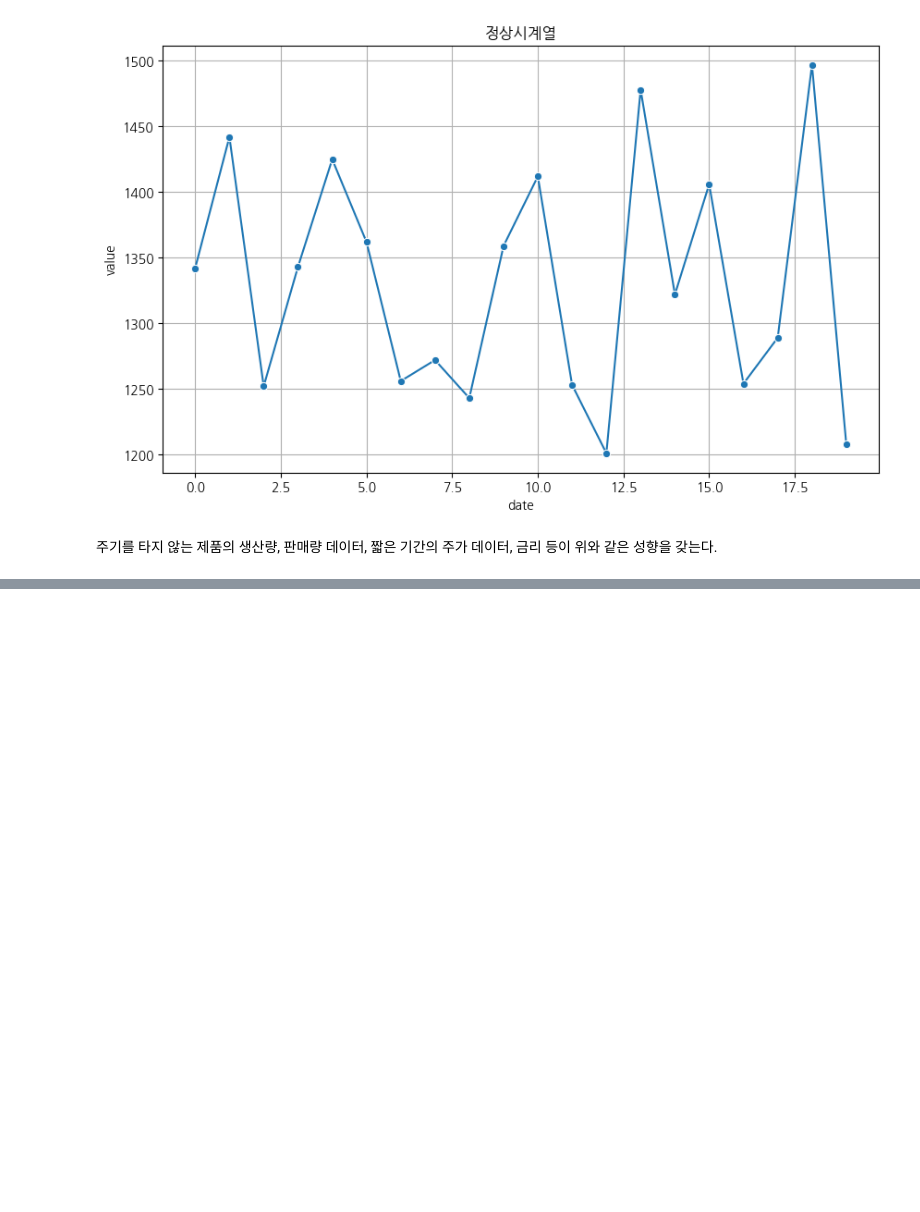
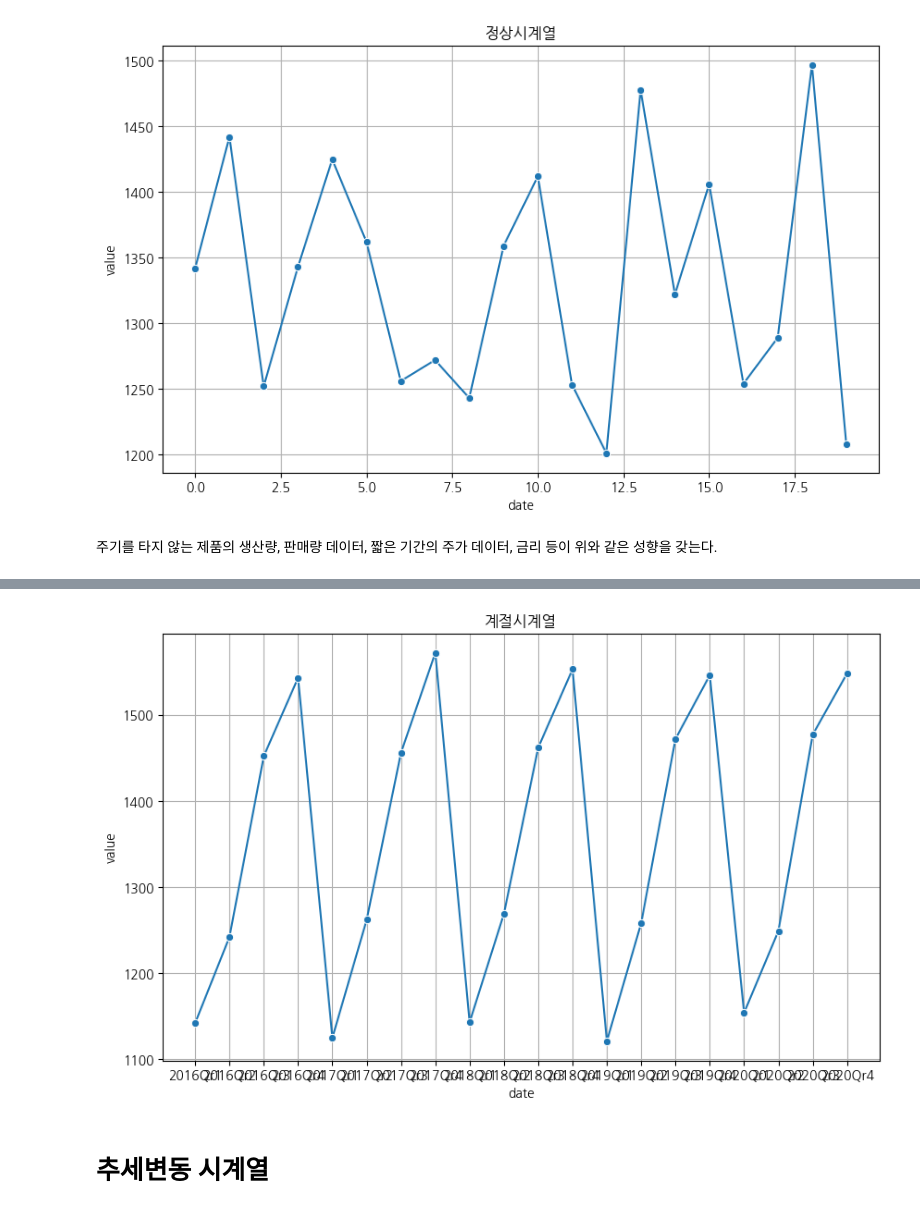
Before and after one commit to haezeong/fintech_service, a Jupyter notebook: 09_time_series/01_시계열기초.ipynb, the cells around one changed output, grey strips where cells are left out. Cells and saved outputs as stored; diff of their text form; code cells hidden in the pictures; blank space fills up the shorter version.

```diff
--- a/09_time_series/01_시계열기초.ipynb
+++ b/09_time_series/01_시계열기초.ipynb
@@ -163,0 +224,3 @@ plt.show()
+# %%
+season1_ts['year'] = season1_ts['year'].apply(str)
+season1_ts['year'].dtype
@@ -163,0 +229,5 @@ plt.show()
+# %%
+season1_ts['date']=season1_ts['year']+season1_ts['quarter']
+# %%
+season1_ts['date']=season1_ts['date'].str.replace("t","")
+season1_ts['date']
@@ -163,0 +252,15 @@ plt.show()
+# %%
+season1_ts=season1_ts.set_index('date')
+# %%
+#시계열 데이터 시각화
+plt.figure(figsize=(10,6))
+sns.lineplot(x=season1_ts.index, y=season1_ts['value'], marker='o')
+plt.title("계절시계열")
+plt.xlabel("date")
+plt.ylabel("value")
+plt.grid(True)
+plt.show()
+# %% [output]
+[figure, added]
+# %% [markdown]
+# 추세변동 시계열
```
Also changed, not shown: parts of 45 cells of this notebook, 3 other files.
